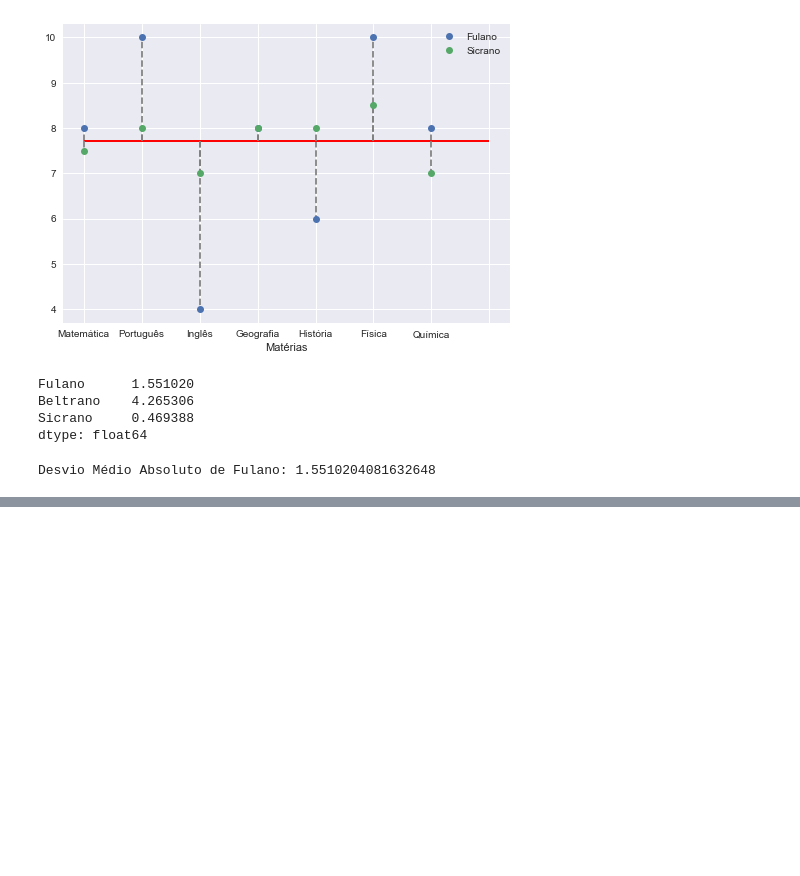
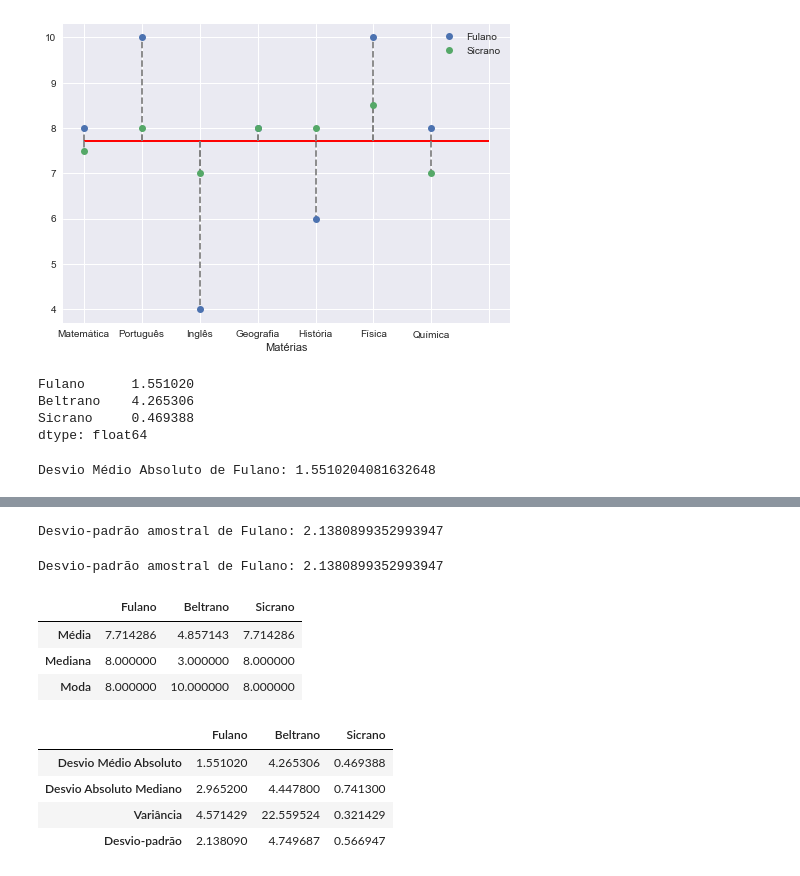
Before and after one commit to paulofreitasnobrega/estatistica-com-python, a Jupyter notebook: aula5-medidas-de-dispercao.ipynb, the cells around one changed output, grey strips where cells are left out. Saved outputs shown, nothing was run; the diff lists cells and outputs as text; code cells hidden in the pictures; blank space fills up the shorter version.

Commit message:
5: Medidas de dispersão - pt 2 Final

```diff
--- a/aula5-medidas-de-dispercao.ipynb
+++ b/aula5-medidas-de-dispercao.ipynb
@@ -160,0 +268,62 @@ Desvio Médio Absoluto de Fulano: 1.5510204081632648
+# %%
+# Calculando desvio-padrão amostral de Fulano com Pandas
+std = notas.std()
+print("Desvio-padrão amostral de Fulano: {}".format(std))
+# %% [output]
+Desvio-padrão amostral de Fulano: 2.1380899352993947
+# %%
+# Criando uma função de desvio-padrão
+
+# Função desvio-padrão
+def desvio_padrao_amostral(conjunto: list) -> float:
+    """Cálcula o desvio-padrão de um conjunto de dados"""
+    var = variancia_amostral(conjunto)
+
+    return var**0.5
+
+# Desvio-Padrão
+std2 = desvio_padrao_amostral(notas)
+print("Desvio-padrão amostral de Fulano: {}".format(std2))
+# %% [output]
+Desvio-padrão amostral de Fulano: 2.1380899352993947
+# %%
+# Criando DataFrame com estimativas dos alunos
+indices = [
+    "Média",
+    "Mediana",
+    "Moda",
+    "Desvio Médio Absoluto",
+    "Desvio Absoluto Mediano",
+    "Variância",
+    "Desvio-padrão"
+]
+
+# Coletando as estimativas dos alunos
+df_aluno = lambda a : df_boletins[a]
+estimativas_tendencia_central = {a: [df_aluno(a).mean(),
+                                     df_aluno(a).median(),
+                                     df_aluno(a).mode()[0]] for a in df_boletins.columns}
+
+estimativas_dispersao = {a: [df_aluno(a).mad(),
+                             desvio_aboluto_mediano(df_aluno(a)),
+                             df_aluno(a).var(),
+                             df_aluno(a).std()] for a in df_boletins.columns}
+# %%
+# DataFrame - Tendência Central
+pd.DataFrame(estimativas_tendencia_central,
+             index=indices[:3])
+# %% [output]
+|  | Fulano | Beltrano | Sicrano |
+| Média | 7.714286 | 4.857143 | 7.714286 |
+| Mediana | 8.000000 | 3.000000 | 8.000000 |
+| Moda | 8.000000 | 10.000000 | 8.000000 |
+# %%
+# DataFrame Dispersão
+pd.DataFrame(estimativas_dispersao,
+             index=indices[3:])
+# %% [output]
+|  | Fulano | Beltrano | Sicrano |
+| Desvio Médio Absoluto | 1.551020 | 4.265306 | 0.469388 |
+| Desvio Absoluto Mediano | 2.965200 | 4.447800 | 0.741300 |
+| Variância | 4.571429 | 22.559524 | 0.321429 |
+| Desvio-padrão | 2.138090 | 4.749687 | 0.566947 |
```
Also changed, not shown: parts of 14 cells of this notebook.
